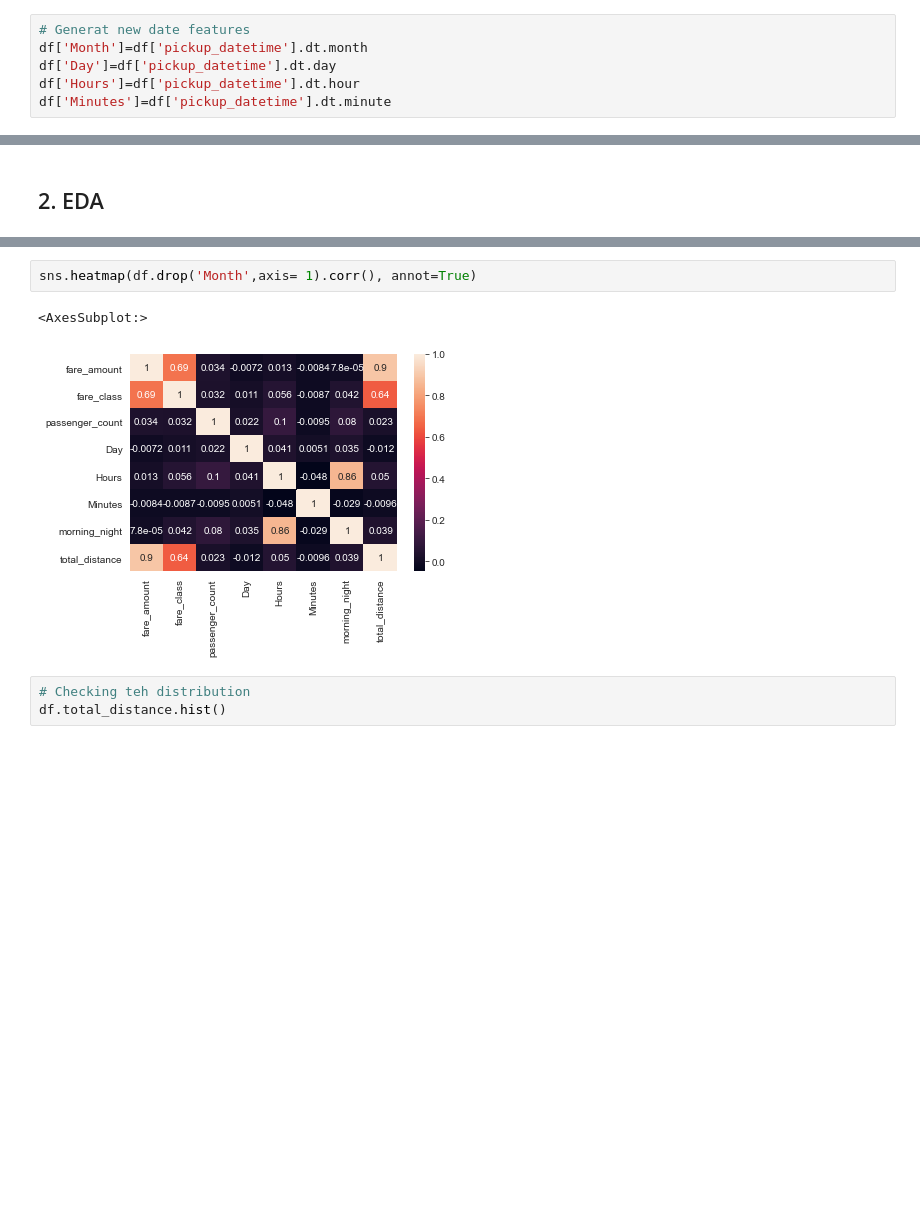
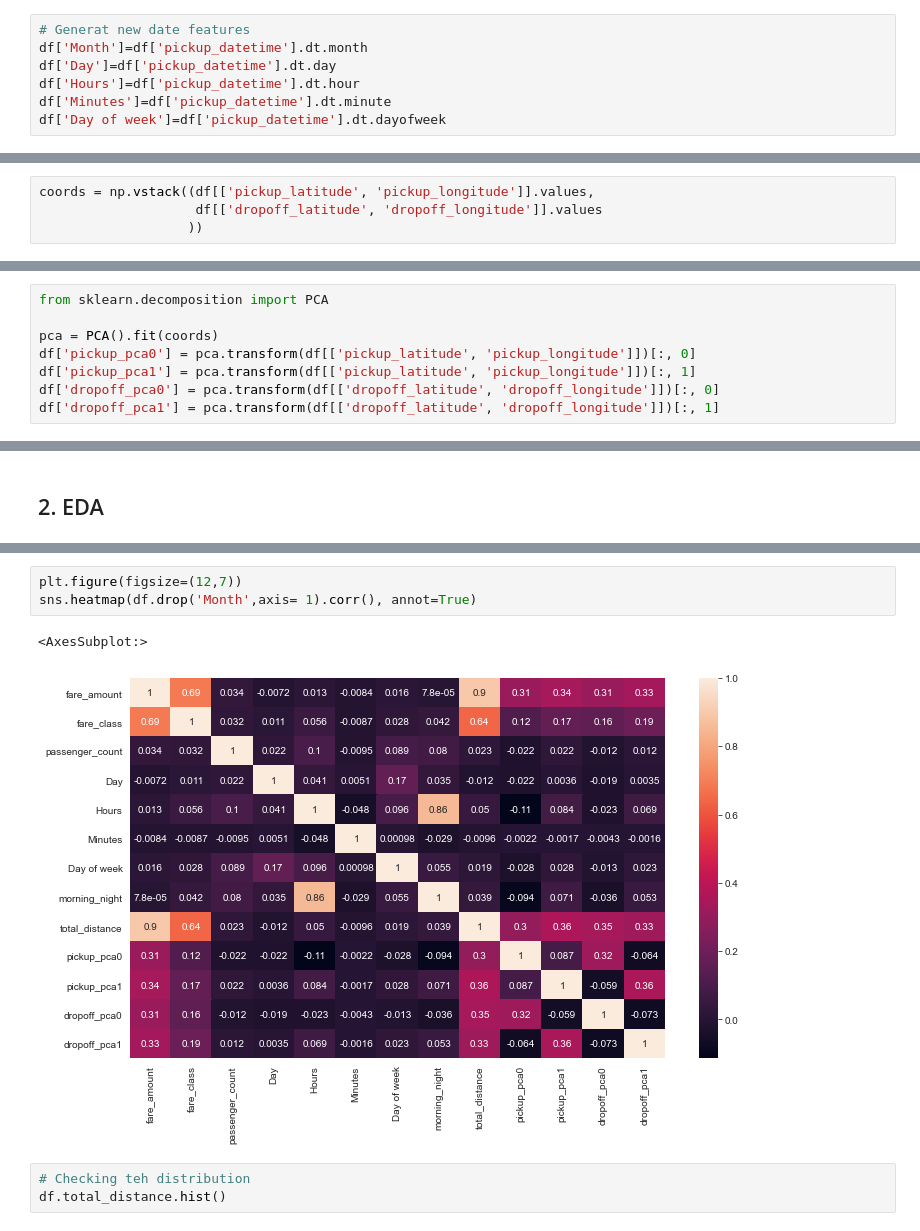
Before and after one commit to tabers77/Machine-Learning-Projects, a Jupyter notebook: New York City Taxi Fare Prediction/New York City Taxi Fare Prediction.ipynb, the cells around one changed output, grey strips where cells are left out. Drawn from its saved outputs; the diff is of its cells as text; blank space fills up the shorter version.

```diff
--- a/New York City Taxi Fare Prediction/New York City Taxi Fare Prediction.ipynb
+++ b/New York City Taxi Fare Prediction/New York City Taxi Fare Prediction.ipynb
@@ -66,6 +68,7 @@ df['Month']=df['pickup_datetime'].dt.month
 df['Day']=df['pickup_datetime'].dt.day
 df['Hours']=df['pickup_datetime'].dt.hour
 df['Minutes']=df['pickup_datetime'].dt.minute
+df['Day of week']=df['pickup_datetime'].dt.dayofweek
 # %%
 # Create a column to specify morning and night
 df['morning_night']=np.where(df['Hours']<12,0,1)
@@ -133,0 +150,4 @@ df['total_distance']=haversine(df)
+# %%
+coords = np.vstack((df[['pickup_latitude', 'pickup_longitude']].values,
+                    df[['dropoff_latitude', 'dropoff_longitude']].values
+                   ))
@@ -133,0 +164,8 @@ df['total_distance']=haversine(df)
+# %%
+from sklearn.decomposition import PCA
+
+pca = PCA().fit(coords)
+df['pickup_pca0'] = pca.transform(df[['pickup_latitude', 'pickup_longitude']])[:, 0]
+df['pickup_pca1'] = pca.transform(df[['pickup_latitude', 'pickup_longitude']])[:, 1]
+df['dropoff_pca0'] = pca.transform(df[['dropoff_latitude', 'dropoff_longitude']])[:, 0]
+df['dropoff_pca1'] = pca.transform(df[['dropoff_latitude', 'dropoff_longitude']])[:, 1]
@@ -161,9 +213,10 @@ total_distance     0
 dtype: int64
 # %%
+plt.figure(figsize=(12,7))
 sns.heatmap(df.drop('Month',axis= 1).corr(), annot=True)
 # %% [output]
 <AxesSubplot:>
-[figure, old version]
+[figure, new version]
 # %%
 # Checking teh distribution
 df.total_distance.hist()
```
Also changed, not shown: parts of 42 cells of this notebook, 1 other file.
